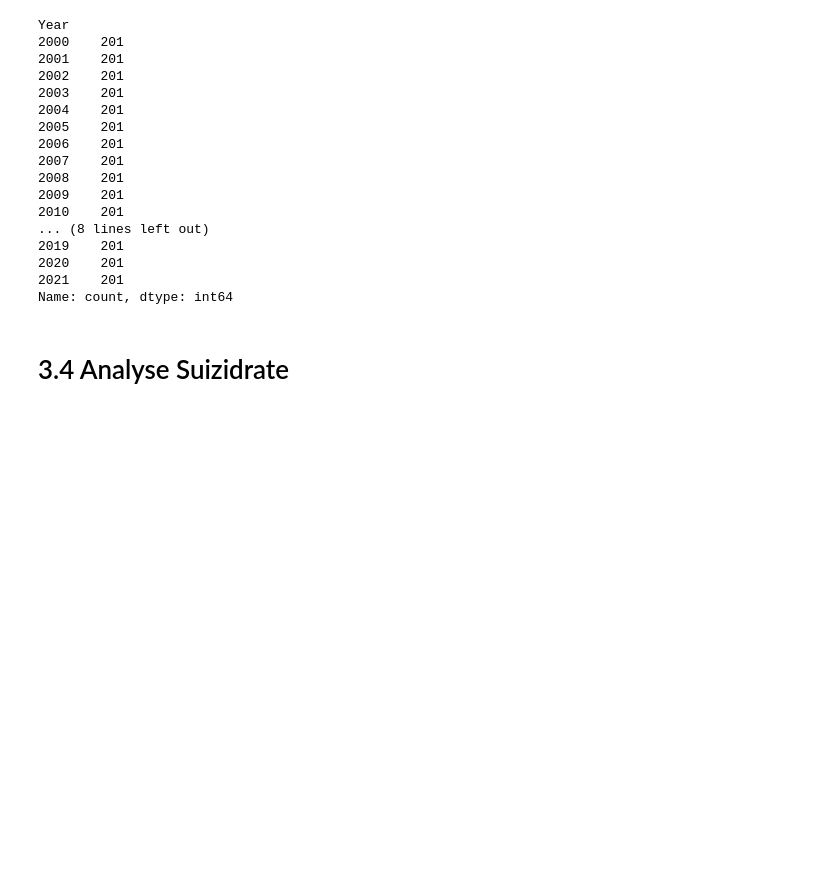
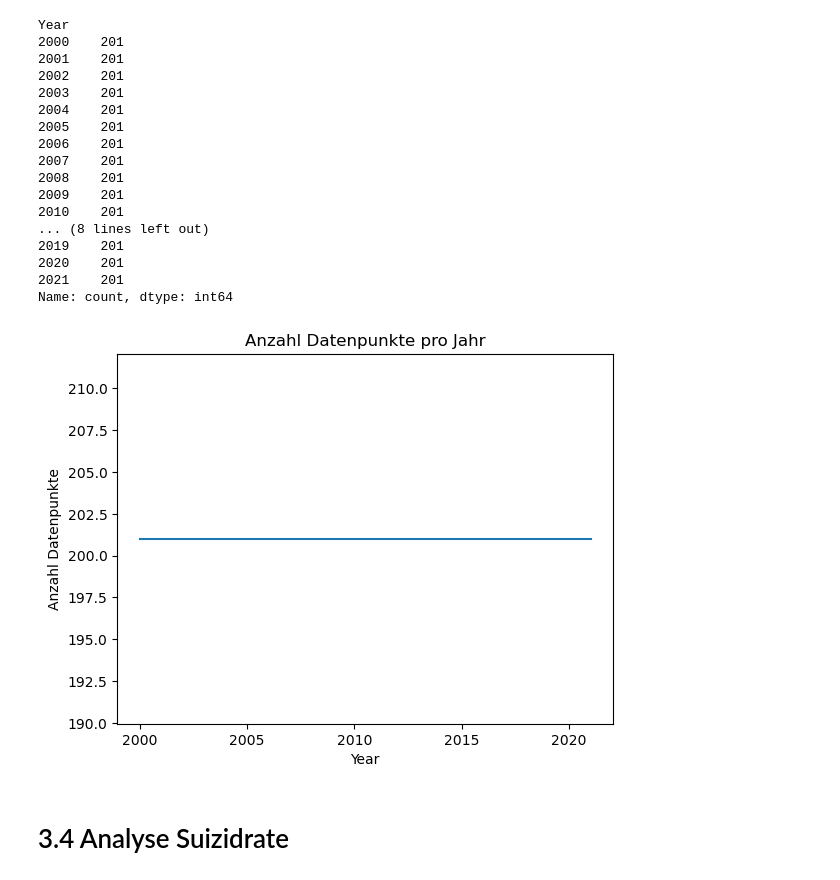
Before and after one commit to Segerlen/Python-LN2, a Jupyter notebook: Leistungnachweis_Suizidrate.ipynb, the cells around one changed output. Drawn from its saved outputs; the diff is of its cells as text; code cells hidden in the pictures; blank space fills up the shorter version.

Commit message:
Daten Jahre + Analyse

```diff
--- a/Leistungnachweis_Suizidrate.ipynb
+++ b/Leistungnachweis_Suizidrate.ipynb
@@ -157,6 +158,11 @@ Year
 2020    201
 2021    201
 Name: count, dtype: int64
+# %%
+# Notwendig lut Samuel
+g = df['Year'].value_counts().sort_index().plot(ylabel='Anzahl Datenpunkte', title='Anzahl Datenpunkte pro Jahr');
+# %% [output]
+[figure, added]
 # %% [markdown]
 # 3.4 Analyse Suizidrate
 # %%
```
Also changed, not shown: parts of 7 cells of this notebook.
